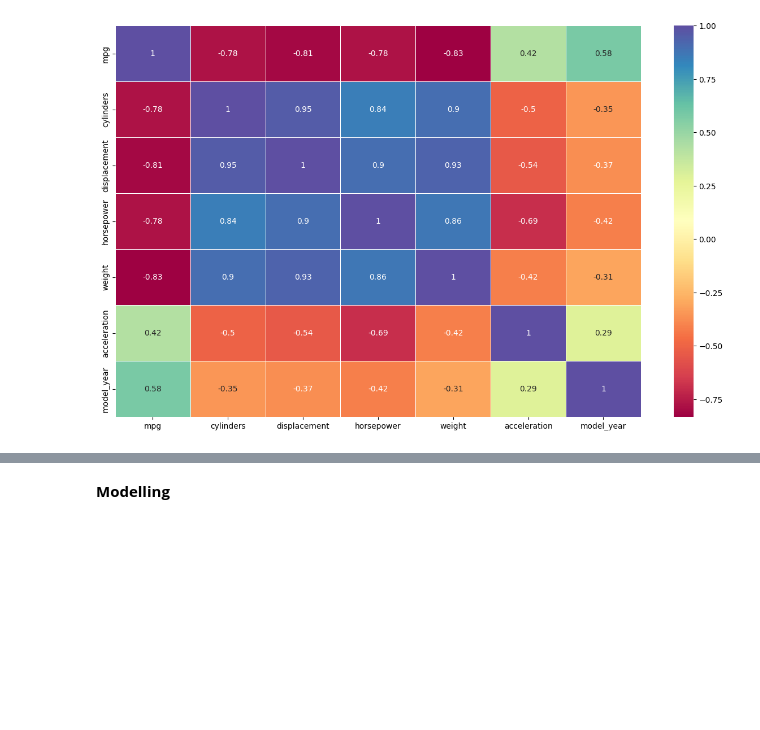
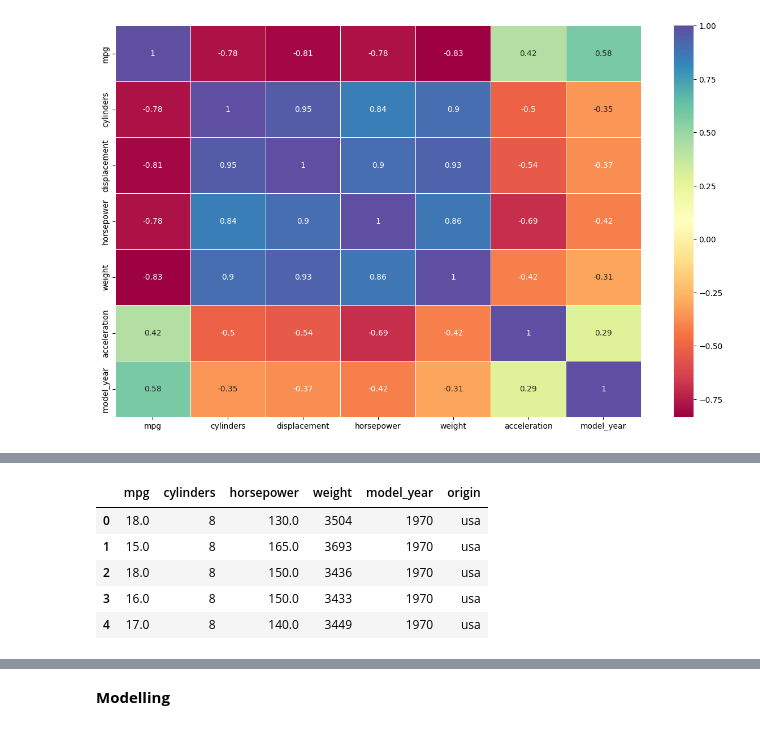
Before and after one commit to harpreet-03/ML_with_Python, a Jupyter notebook: Module_2/Linear_Regression/linear_regression.ipynb, the cells around one changed output, grey strips where cells are left out. Saved outputs shown, nothing was run; the diff lists cells and outputs as text; code cells hidden in the pictures; blank space fills up the shorter version.

```diff
--- a/Module_2/Linear_Regression/linear_regression.ipynb
+++ b/Module_2/Linear_Regression/linear_regression.ipynb
@@ -245,0 +257,17 @@ sns.heatmap(df.corr(), annot=True, linewidths=0.5, cmap = 'Spectral')
+# %%
+org_df.drop(['displacement'], axis = 1, inplace = True)
+# %%
+org_df.drop(['acceleration'], axis = 1, inplace = True)
+# %%
+org_df.drop(['name'], axis = 1, inplace = True)
+# %%
+org_df['model_year'] = (1900 + org_df['model_year'])
+# %%
+org_df.head()
+# %% [output]
+|  | mpg | cylinders | horsepower | weight | model_year | origin |
+| 0 | 18.0 | 8 | 130.0 | 3504 | 1970 | usa |
+| 1 | 15.0 | 8 | 165.0 | 3693 | 1970 | usa |
+| 2 | 18.0 | 8 | 150.0 | 3436 | 1970 | usa |
+| 3 | 16.0 | 8 | 150.0 | 3433 | 1970 | usa |
+| 4 | 17.0 | 8 | 140.0 | 3449 | 1970 | usa |
```
Also changed, not shown: parts of 29 cells of this notebook.
